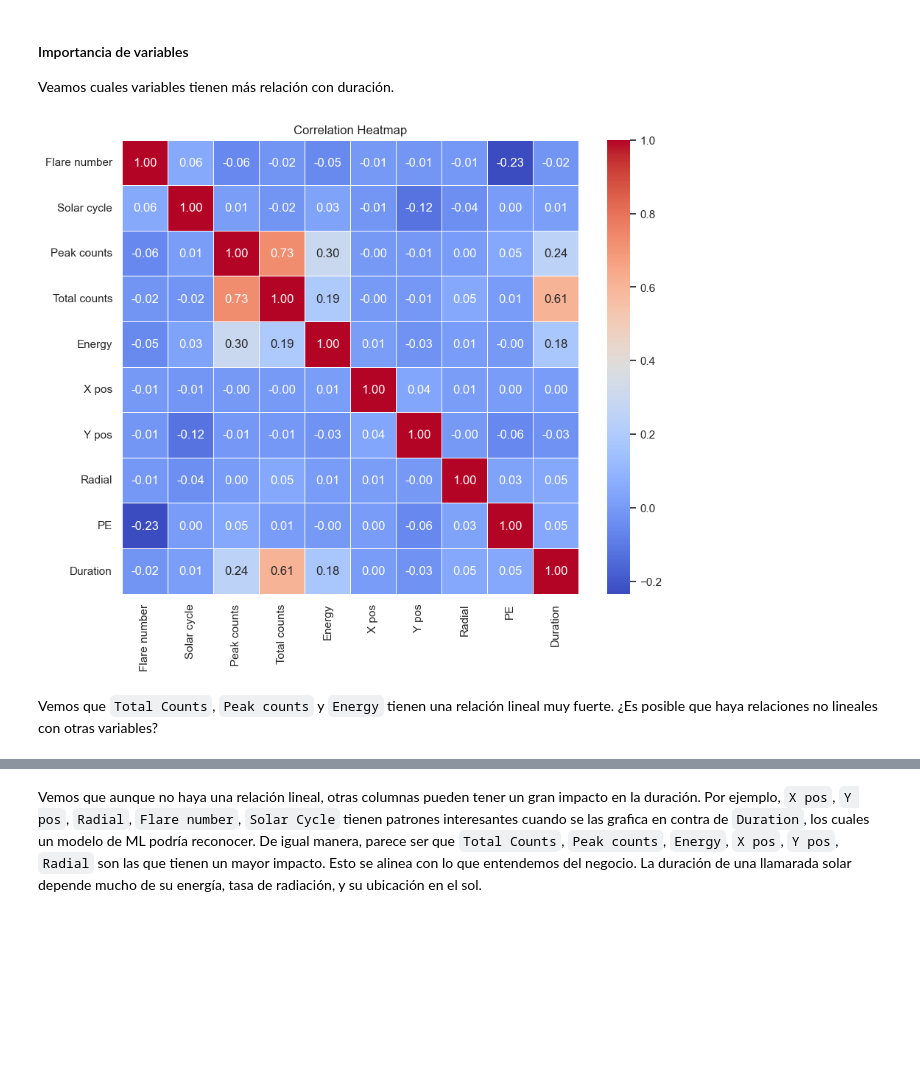
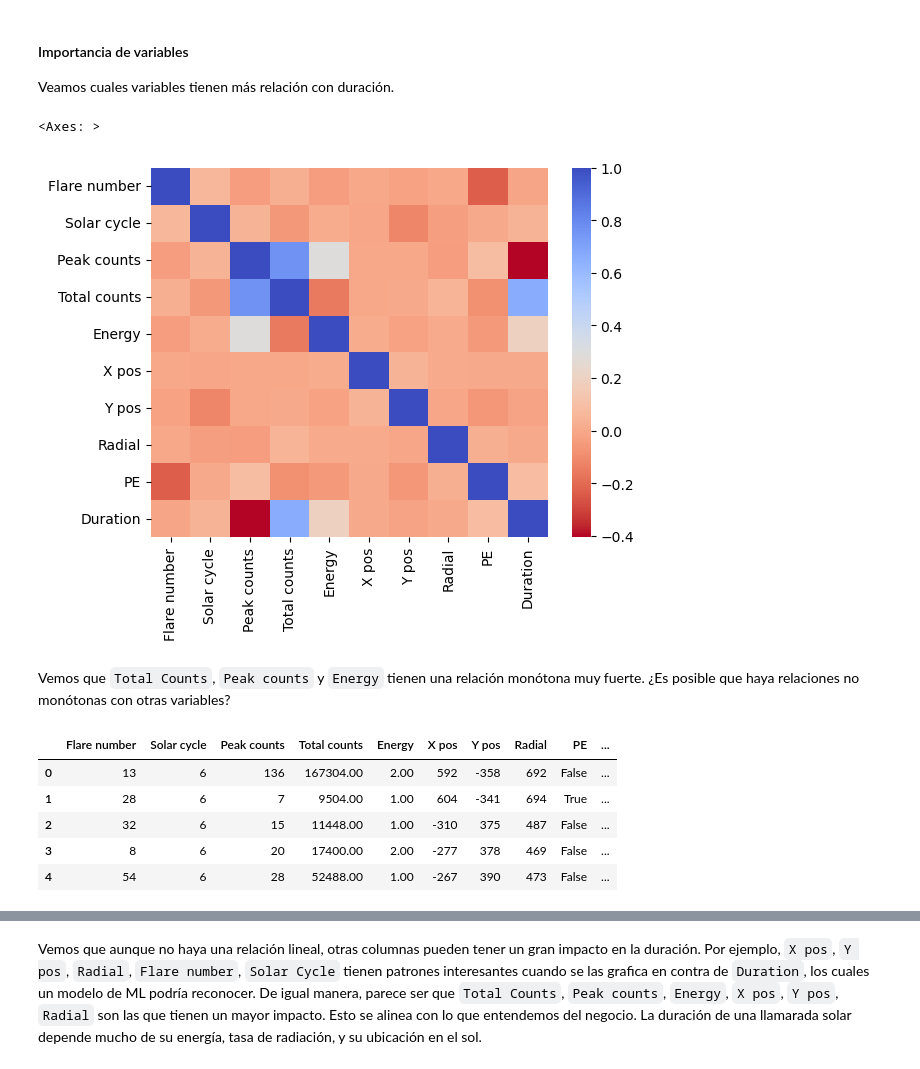
Before and after one commit to WonderfulAme/solar-flares, a Jupyter notebook: Notebook.ipynb, the cells around one changed output, grey strips where cells are left out. Drawn from its saved outputs; the diff is of its cells as text; code cells hidden in the pictures; blank space fills up the shorter version.

Commit message:
Commit before change in objective column

```diff
--- a/Notebook.ipynb
+++ b/Notebook.ipynb
@@ -95,0 +98,5 @@ Nótese que:
+# %%
+df.sort_values(by='Start time', inplace=True)
+df['Time till next'] = df['Start time'].shift(-1) - df['End time']
+df = df.iloc[:-1]
+df.tail()
@@ -598,15 +612,55 @@ Vemos que en compraración a las gráficas de análisis de cada variable, ya las
 #### Importancia de variables
 Veamos cuales variables tienen más relación con duración.
 # %%
-correlation_matrix = data.corr()
-plt.figure(figsize=(10, 8))
-sns.heatmap(correlation_matrix, annot=True, cmap='coolwarm', fmt=".2f", linewidths=0.5)
-plt.title('Correlation Heatmap')
-plt.show()
+from sklearn.linear_model import LinearRegression
+from scipy.stats import pearsonr
+import numpy as np
+
+corr = data.corr()
+
+feature_num = data.shape[1]
+feature_name = data.columns
+partial_corr_matrix = np.zeros((feature_num, feature_num))
+for i in range(feature_num):
+    x1 = data.iloc[:, i]
+    for j in range(feature_num):
+        if i == j:
+            partial_corr_matrix[i, j] = 1
+        elif j < i:
+            partial_corr_matrix[i, j] = partial_corr_matrix[j, i]
+        else:
+            x2 = data.iloc[:, j]
+            df_control = data.drop(columns=[feature_name[i], feature_name[j]], axis=1)
+            L = LinearRegression().fit(df_control, x1)
+            Lx = L.predict(df_control)
+            x1_prime = x1 - Lx
+
+            L = LinearRegression().fit(df_control, x2)
+            Lx = L.predict(df_control)
+            x2_prime = x2 - Lx
+            partial_corr_matrix[i, j] = pearsonr(x1_prime, x2_prime)[0]
+corrp = pd.DataFrame(partial_corr_matrix, columns=corr.columns)
+### Verla como heatmap
+import seaborn as sns
+
+# plot the heatmap
+sns.heatmap(corrp,
+        xticklabels=corr.columns,
+        yticklabels=corr.columns, cmap='coolwarm_r')
 # %% [output]
+<Axes: >
-[figure, old version]
+[figure, new version]
 # %% [markdown]
-Vemos que `Total Counts`, `Peak counts` y `Energy` tienen una relación lineal muy fuerte. ¿Es posible que haya relaciones no lineales con otras variables?
+Vemos que `Total Counts`, `Peak counts` y `Energy` tienen una relación monótona muy fuerte. ¿Es posible que haya relaciones no monótonas con otras variables?
+# %%
+data.head()
+# %% [output]
+|  | Flare number | Solar cycle | Peak counts | Total counts | Energy | X pos | Y pos | Radial | PE | ... |
+| 0 | 13 | 6 | 136 | 167304.00 | 2.00 | 592 | -358 | 692 | False | ... |
+| 1 | 28 | 6 | 7 | 9504.00 | 1.00 | 604 | -341 | 694 | True | ... |
+| 2 | 32 | 6 | 15 | 11448.00 | 1.00 | -310 | 375 | 487 | False | ... |
+| 3 | 8 | 6 | 20 | 17400.00 | 2.00 | -277 | 378 | 469 | False | ... |
+| 4 | 54 | 6 | 28 | 52488.00 | 1.00 | -267 | 390 | 473 | False | ... |
 # %%
 import matplotlib.pyplot as plt
 import seaborn as sns
```
Also changed, not shown: parts of 23 cells of this notebook.
